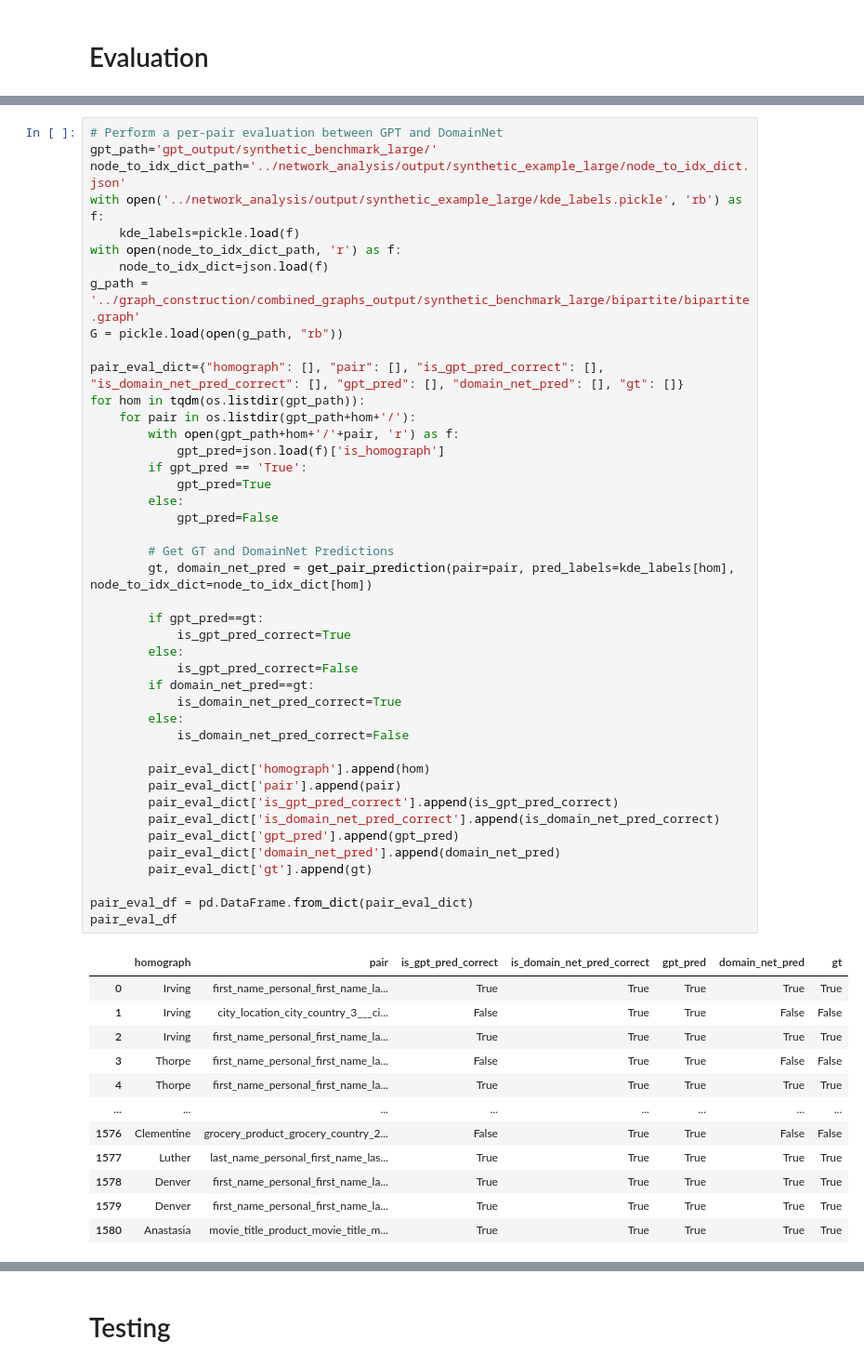
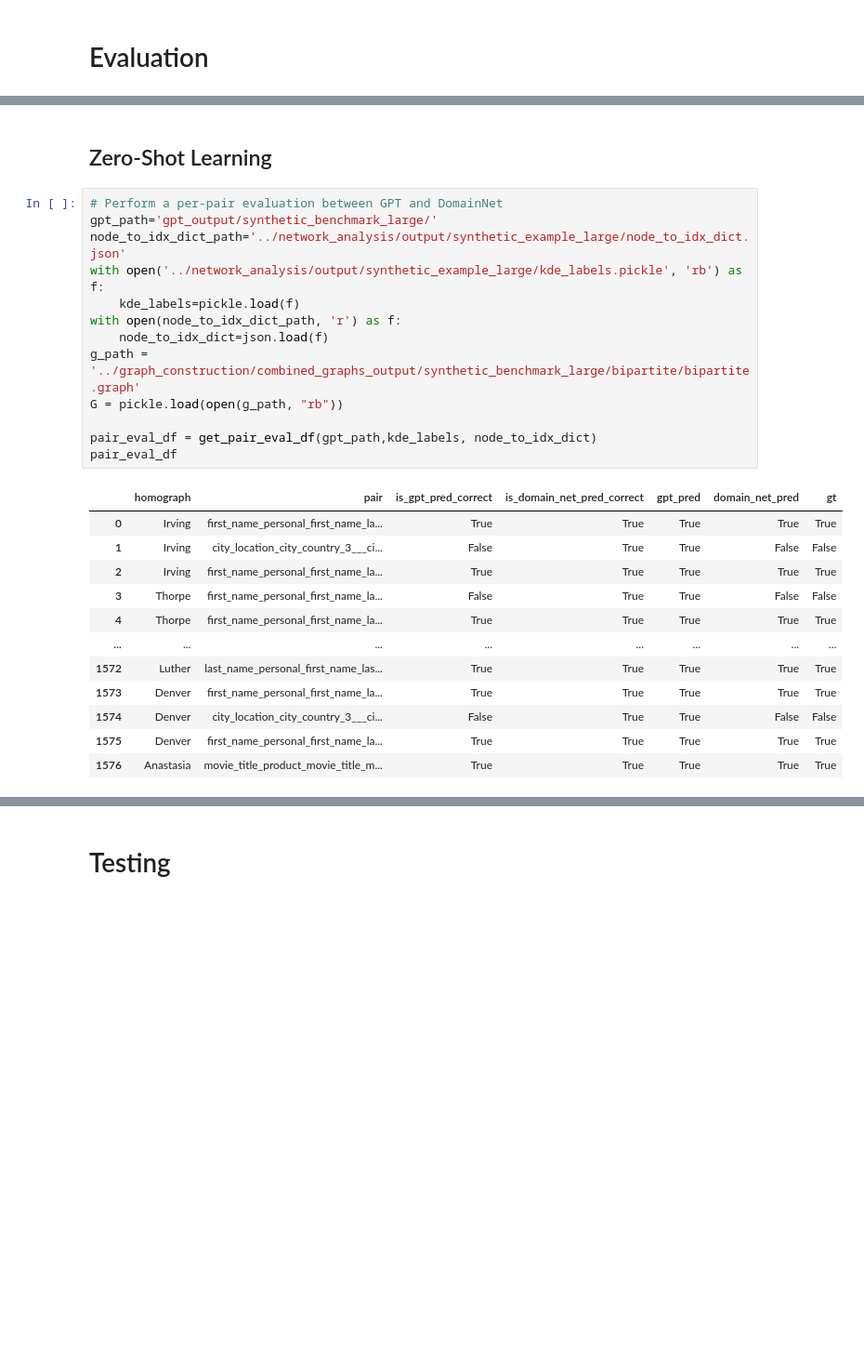
Before and after one commit to northeastern-datalab/domain_net, a Jupyter notebook: chatgpt_extraction/cluster_construction.ipynb, the cells around one changed output, grey strips where cells are left out. Shown at 93% size. Cells and saved outputs as stored; diff of their text form; blank space fills up the shorter version.

```diff
--- a/chatgpt_extraction/cluster_construction.ipynb
+++ b/chatgpt_extraction/cluster_construction.ipynb
@@ -208,56 +318,28 @@ def get_pair_prediction(pair, pred_labels, node_to_idx_dict):
+# %% [markdown]
+## Zero-Shot Learning
 # %%
 # Perform a per-pair evaluation between GPT and DomainNet
 gpt_path='gpt_output/synthetic_benchmark_large/'
 node_to_idx_dict_path='../network_analysis/output/synthetic_example_large/node_to_idx_dict.json'
 with open('../network_analysis/output/synthetic_example_large/kde_labels.pickle', 'rb') as f:
     kde_labels=pickle.load(f)
 with open(node_to_idx_dict_path, 'r') as f:
     node_to_idx_dict=json.load(f)
 g_path = '../graph_construction/combined_graphs_output/synthetic_benchmark_large/bipartite/bipartite.graph'
 G = pickle.load(open(g_path, "rb"))
 
-pair_eval_dict={"homograph": [], "pair": [], "is_gpt_pred_correct": [], "is_domain_net_pred_correct": [], "gpt_pred": [], "domain_net_pred": [], "gt": []}
-for hom in tqdm(os.listdir(gpt_path)):
-    for pair in os.listdir(gpt_path+hom+'/'):
-        with open(gpt_path+hom+'/'+pair, 'r') as f:
-            gpt_pred=json.load(f)['is_homograph']
-        if gpt_pred == 'True':
-            gpt_pred=True
-        else:
-            gpt_pred=False
-
-        # Get GT and DomainNet Predictions
-        gt, domain_net_pred = get_pair_prediction(pair=pair, pred_labels=kde_labels[hom], node_to_idx_dict=node_to_idx_dict[hom])
-
-        if gpt_pred==gt:
-            is_gpt_pred_correct=True
-        else:
-            is_gpt_pred_correct=False
-        if domain_net_pred==gt:
-            is_domain_net_pred_correct=True
-        else:
-            is_domain_net_pred_correct=False
-
-        pair_eval_dict['homograph'].append(hom)
-        pair_eval_dict['pair'].append(pair)
-        pair_eval_dict['is_gpt_pred_correct'].append(is_gpt_pred_correct)
-        pair_eval_dict['is_domain_net_pred_correct'].append(is_domain_net_pred_correct)
-        pair_eval_dict['gpt_pred'].append(gpt_pred)
-        pair_eval_dict['domain_net_pred'].append(domain_net_pred)
-        pair_eval_dict['gt'].append(gt)
-
-pair_eval_df = pd.DataFrame.from_dict(pair_eval_dict)
+pair_eval_df = get_pair_eval_df(gpt_path,kde_labels, node_to_idx_dict)
 pair_eval_df
 # %% [output]
 |  | homograph | pair | is_gpt_pred_correct | is_domain_net_pred_correct | gpt_pred | domain_net_pred | gt |
 | 0 | Irving | first_name_personal_first_name_la... | True | True | True | True | True |
 | 1 | Irving | city_location_city_country_3___ci... | False | True | True | False | False |
 | 2 | Irving | first_name_personal_first_name_la... | True | True | True | True | True |
 | 3 | Thorpe | first_name_personal_first_name_la... | False | True | True | False | False |
 | 4 | Thorpe | first_name_personal_first_name_la... | True | True | True | True | True |
 | ... | ... | ... | ... | ... | ... | ... | ... |
-| 1576 | Clementine | grocery_product_grocery_country_2... | False | True | True | False | False |
-| 1577 | Luther | last_name_personal_first_name_las... | True | True | True | True | True |
-| 1578 | Denver | first_name_personal_first_name_la... | True | True | True | True | True |
-| 1579 | Denver | first_name_personal_first_name_la... | True | True | True | True | True |
-| 1580 | Anastasia | movie_title_product_movie_title_m... | True | True | True | True | True |
+| 1572 | Luther | last_name_personal_first_name_las... | True | True | True | True | True |
+| 1573 | Denver | first_name_personal_first_name_la... | True | True | True | True | True |
+| 1574 | Denver | city_location_city_country_3___ci... | False | True | True | False | False |
+| 1575 | Denver | first_name_personal_first_name_la... | True | True | True | True | True |
+| 1576 | Anastasia | movie_title_product_movie_title_m... | True | True | True | True | True |
```
Also changed, not shown: parts of 28 cells of this notebook, 1 other file.
